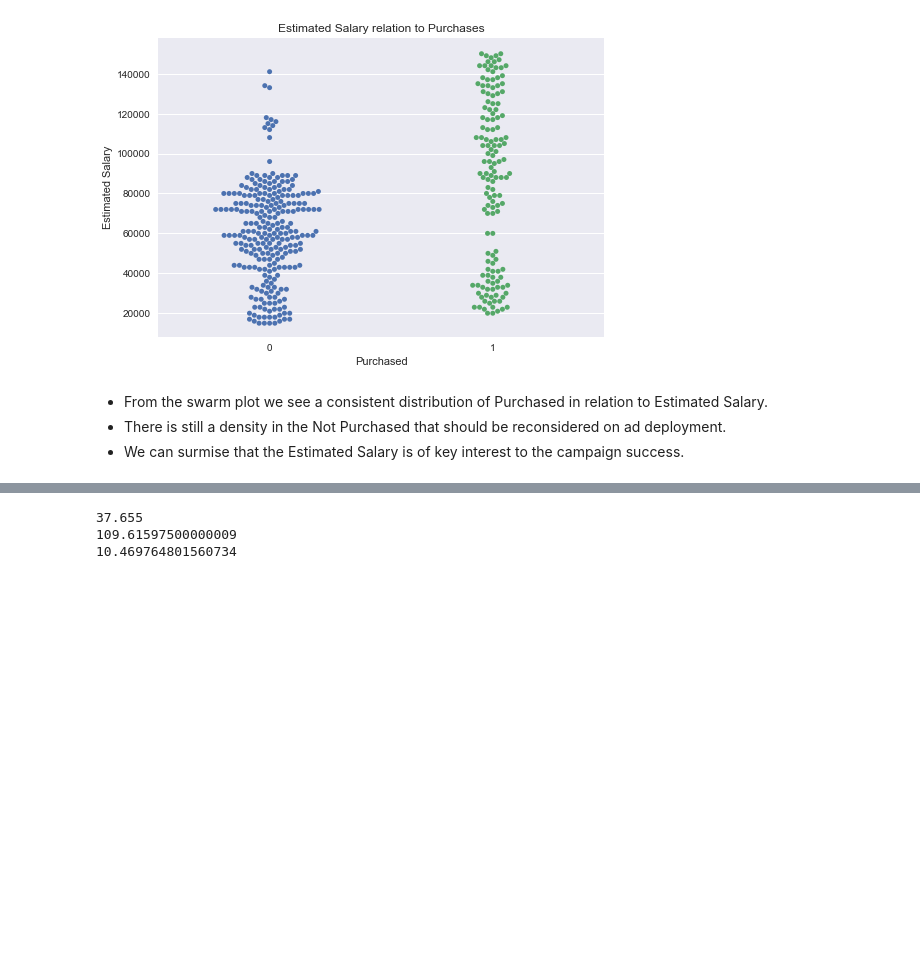
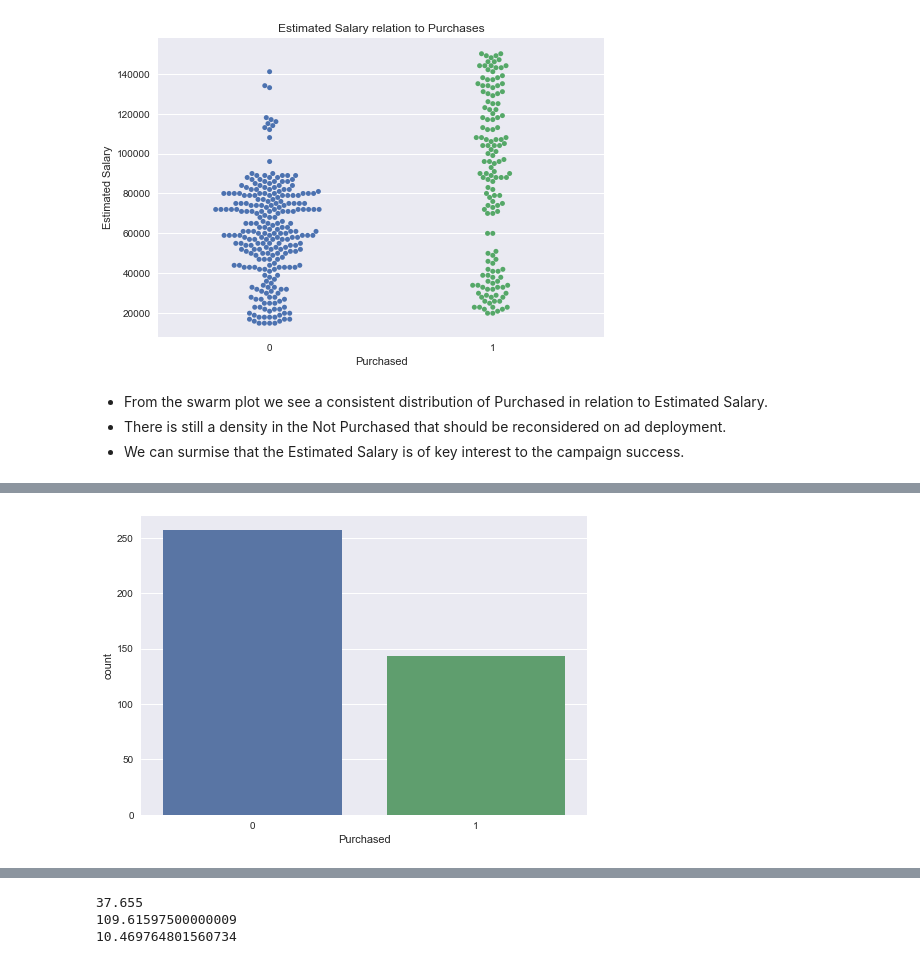
Before and after one commit to TimusLetap/Social-Network-Ads, a Jupyter notebook: Social+Network+Ads2.ipynb, the cells around one changed output, grey strips where cells are left out. Saved outputs shown, nothing was run; the diff lists cells and outputs as text; code cells hidden in the pictures; blank space fills up the shorter version.

```diff
--- a/Social+Network+Ads2.ipynb
+++ b/Social+Network+Ads2.ipynb
@@ -133,3 +232,8 @@ OLS Regression Results
 | Prob(Omnibus): | 0.000 | Jarque-Bera (JB): | 10.909 |
 | Skew: | 0.275 | Prob(JB): | 0.00428 |
 | Kurtosis: | 2.407 | Cond. No. | 1.77e+05 |
+# %%
+sns.countplot(x="Purchased", data = df)
+plt.show()
+# %% [output]
+[figure, added]
```
Also changed, not shown: parts of 44 cells of this notebook, 1 other file.
